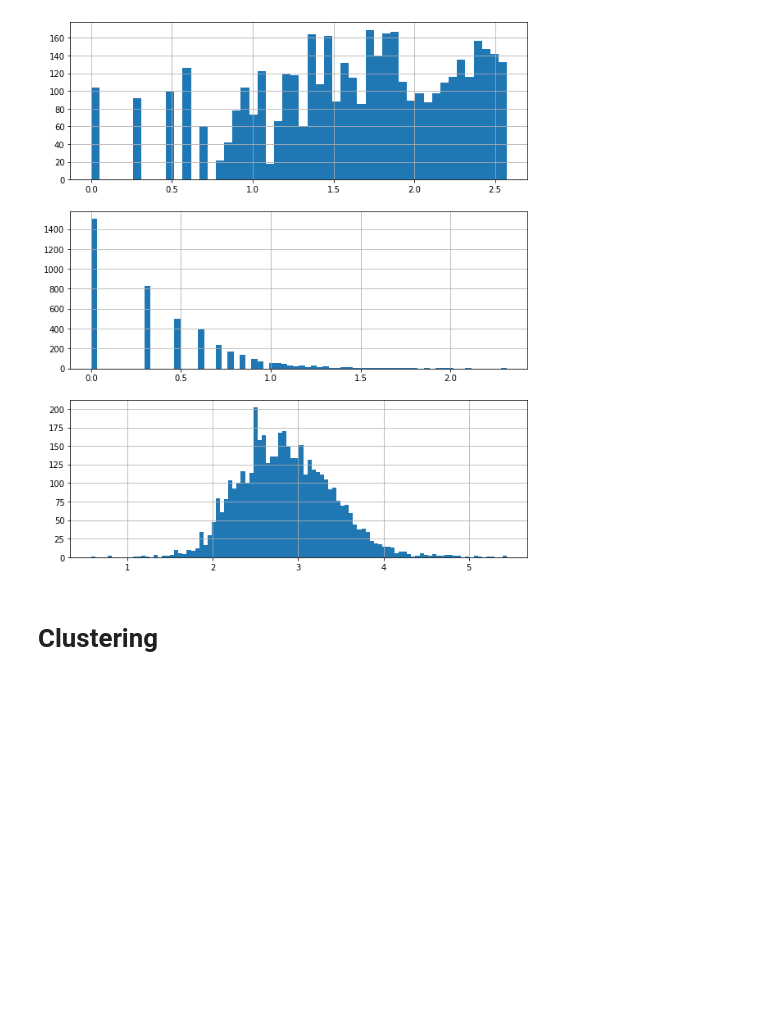
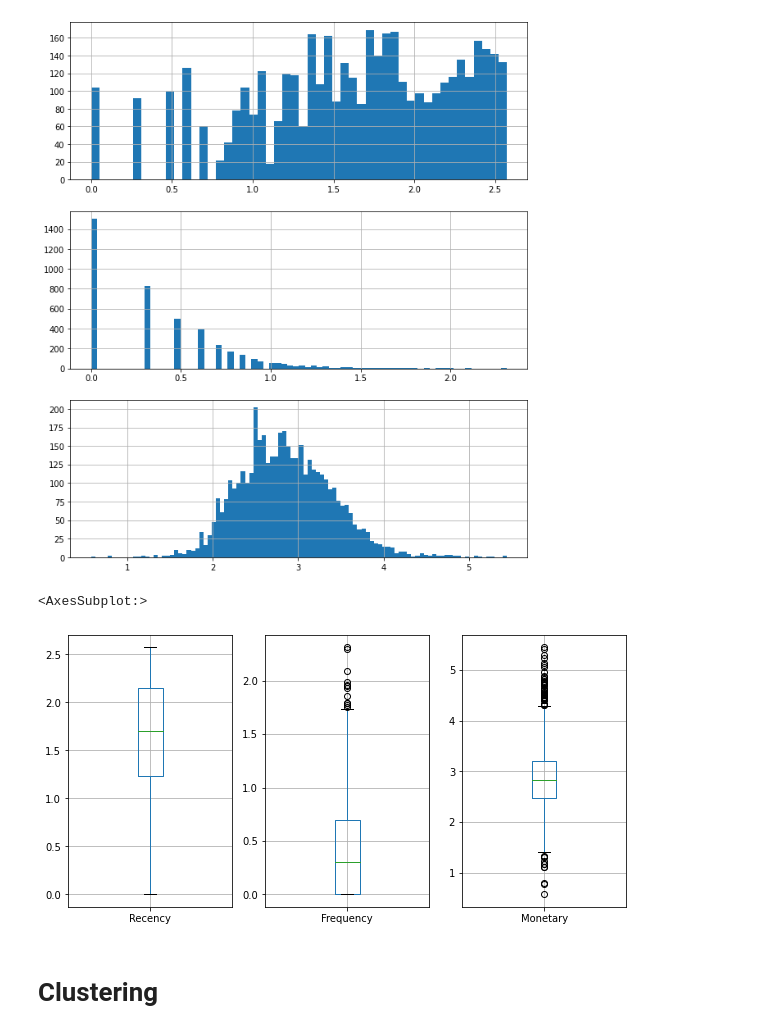
Before and after one commit to michelezoncheddu/data-mining-project, a Jupyter notebook: customers.ipynb, the cells around one changed output. Drawn from its saved outputs; the diff is of its cells as text; code cells hidden in the pictures; blank space fills up the shorter version.

```diff
--- a/customers.ipynb
+++ b/customers.ipynb
@@ -443,3 +444,11 @@ plt.show()
+# %%
+fig, ax = plt.subplots(1, 3, figsize=(10, 5))
+rfm_log.boxplot('Recency', ax=ax[0])
+rfm_log.boxplot('Frequency', ax=ax[1])
+rfm_log.boxplot('Monetary', ax=ax[2])
+# %% [output]
+<AxesSubplot:>
+[figure, added]
 # %% [markdown]
 # Clustering
 # %%
```
Also changed, not shown: parts of 11 cells of this notebook.
